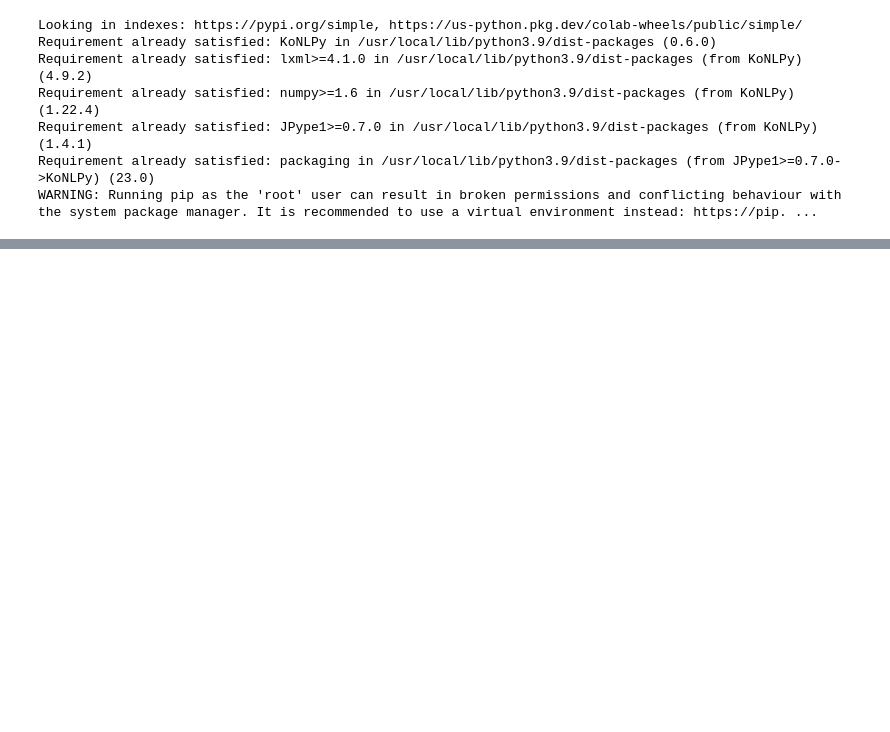
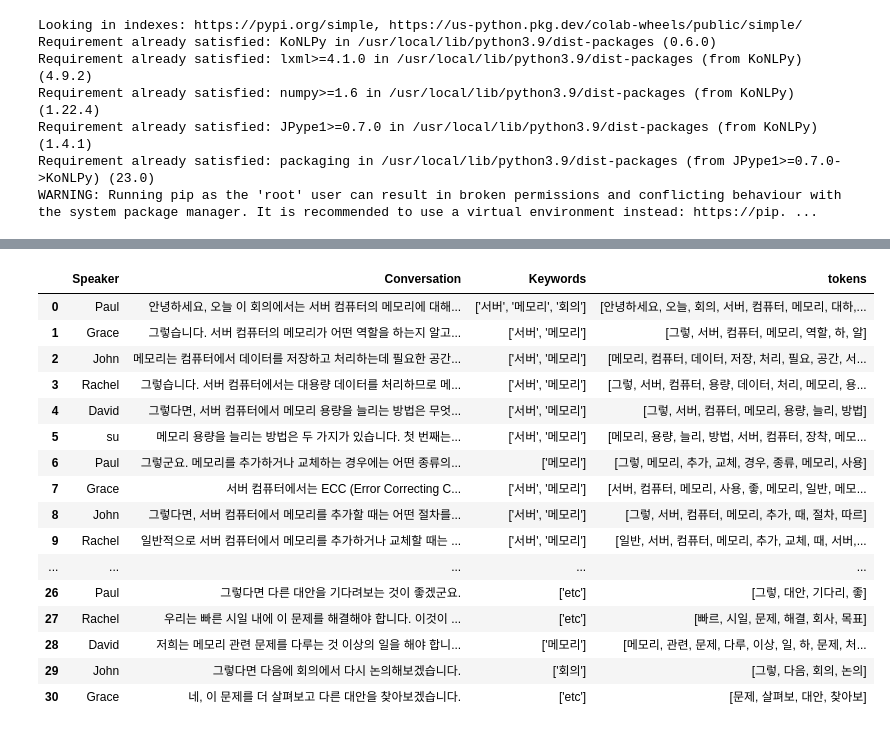
Before and after one commit to yoojinlee-hub/Applications_for_various_situations, a Jupyter notebook: TheMinutesforMeetings.ipynb, the cells around one changed output, grey strips where cells are left out. Cells and saved outputs as stored; diff of their text form; code cells hidden in the pictures; blank space fills up the shorter version.

```diff
--- a/TheMinutesforMeetings.ipynb
+++ b/TheMinutesforMeetings.ipynb
@@ -302,3 +266,15 @@ df.to_csv("output.csv", index=False)
+# %%
+for line in conversation.split("\n"):
+    for key in key_words:
+        match = re.search(f"\\b{key}\\b", line, re.IGNORECASE)
+        if match:
+            topics[key].append(line.strip())
+
+# 분류된 대화 내용 출력
+for key, content in topics.items():
+    print(f"\n[{key.upper()}]")
+    for text in content:
+        print(f"- {text}")
 # %% [markdown]
 
 
@@ -377,0 +340,9 @@ df.to_csv("output.csv", index=False)
+# %%
+!pip install openai
+!pip install konlpy
+from konlpy.tag import Komoran
+komoran = Komoran()
+# %%
+import pandas as pd
+df = pd.read_csv("output.csv")
+df.head()
@@ -377,0 +356,28 @@ df.to_csv("output.csv", index=False)
+# %%
+def komoran_tokenizer(text):
+    tokens = []
+    for token, pos in komoran.pos(text):
+        if pos in ['NNG', 'NNP', 'VV', 'VA']: #명사, 동사, 형용사만 추출
+            tokens.append(token)
+    return tokens
+
+df['tokens'] = df['Conversation'].apply(komoran_tokenizer)
+df
+# %% [output]
+|  | Speaker | Conversation | Keywords | tokens |
+| 0 | Paul | 안녕하세요, 오늘 이 회의에서는 서버 컴퓨터의 메모리에 대해... | ['서버', '메모리', '회의'] | [안녕하세요, 오늘, 회의, 서버, 컴퓨터, 메모리, 대하,... |
+| 1 | Grace | 그렇습니다. 서버 컴퓨터의 메모리가 어떤 역할을 하는지 알고... | ['서버', '메모리'] | [그렇, 서버, 컴퓨터, 메모리, 역할, 하, 알] |
+| 2 | John | 메모리는 컴퓨터에서 데이터를 저장하고 처리하는데 필요한 공간... | ['서버', '메모리'] | [메모리, 컴퓨터, 데이터, 저장, 처리, 필요, 공간, 서... |
+| 3 | Rachel | 그렇습니다. 서버 컴퓨터에서는 대용량 데이터를 처리하므로 메... | ['서버', '메모리'] | [그렇, 서버, 컴퓨터, 용량, 데이터, 처리, 메모리, 용... |
+| 4 | David | 그렇다면, 서버 컴퓨터에서 메모리 용량을 늘리는 방법은 무엇... | ['서버', '메모리'] | [그렇, 서버, 컴퓨터, 메모리, 용량, 늘리, 방법] |
+| 5 | su | 메모리 용량을 늘리는 방법은 두 가지가 있습니다. 첫 번째는... | ['서버', '메모리'] | [메모리, 용량, 늘리, 방법, 서버, 컴퓨터, 장착, 메모... |
+| 6 | Paul | 그렇군요. 메모리를 추가하거나 교체하는 경우에는 어떤 종류의... | ['메모리'] | [그렇, 메모리, 추가, 교체, 경우, 종류, 메모리, 사용] |
+| 7 | Grace | 서버 컴퓨터에서는 ECC (Error Correcting C... | ['서버', '메모리'] | [서버, 컴퓨터, 메모리, 사용, 좋, 메모리, 일반, 메모... |
+| 8 | John | 그렇다면, 서버 컴퓨터에서 메모리를 추가할 때는 어떤 절차를... | ['서버', '메모리'] | [그렇, 서버, 컴퓨터, 메모리, 추가, 때, 절차, 따르] |
+| 9 | Rachel | 일반적으로 서버 컴퓨터에서 메모리를 추가하거나 교체할 때는 ... | ['서버', '메모리'] | [일반, 서버, 컴퓨터, 메모리, 추가, 교체, 때, 서버,... |
+| ... | ... | ... | ... | ... |
+| 26 | Paul | 그렇다면 다른 대안을 기다려보는 것이 좋겠군요. | ['etc'] | [그렇, 대안, 기다리, 좋] |
+| 27 | Rachel | 우리는 빠른 시일 내에 이 문제를 해결해야 합니다. 이것이 ... | ['etc'] | [빠르, 시일, 문제, 해결, 회사, 목표] |
+| 28 | David | 저희는 메모리 관련 문제를 다루는 것 이상의 일을 해야 합니... | ['메모리'] | [메모리, 관련, 문제, 다루, 이상, 일, 하, 문제, 처... |
+| 29 | John | 그렇다면 다음에 회의에서 다시 논의해보겠습니다. | ['회의'] | [그렇, 다음, 회의, 논의] |
+| 30 | Grace | 네, 이 문제를 더 살펴보고 다른 대안을 찾아보겠습니다. | ['etc'] | [문제, 살펴보, 대안, 찾아보] |
```
Also changed, not shown: parts of 8 cells of this notebook.
